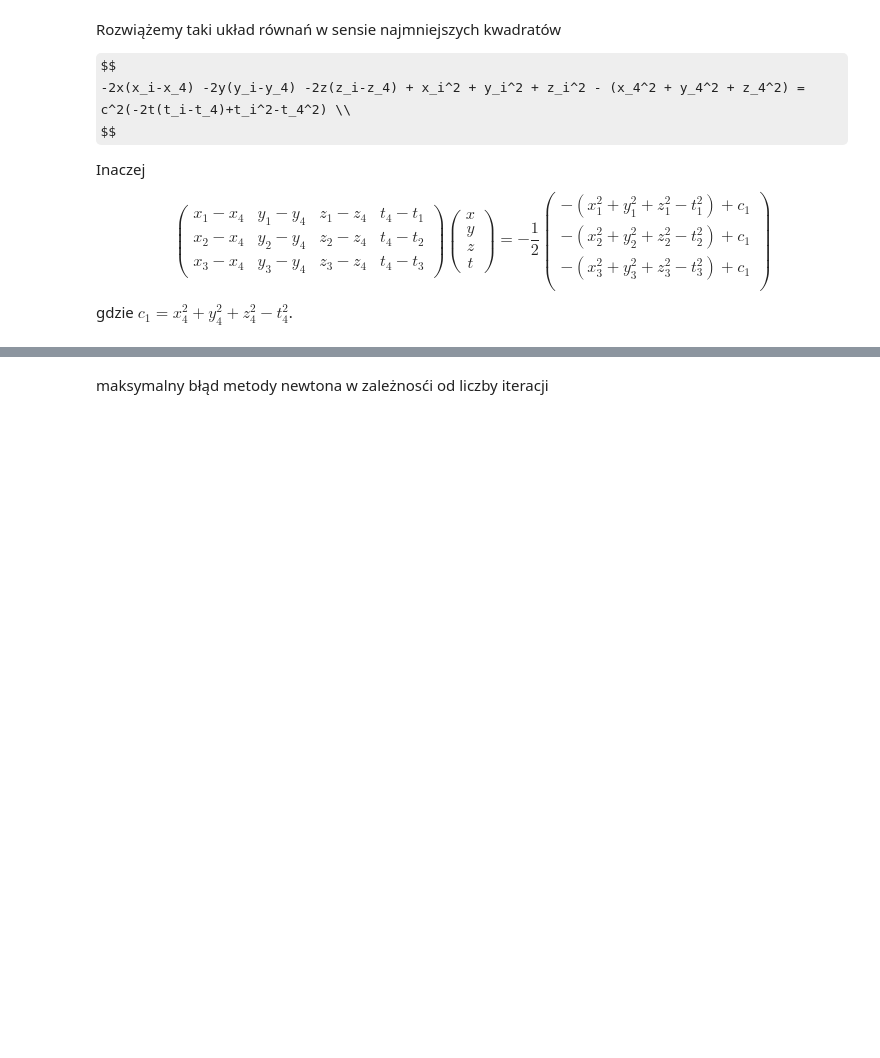
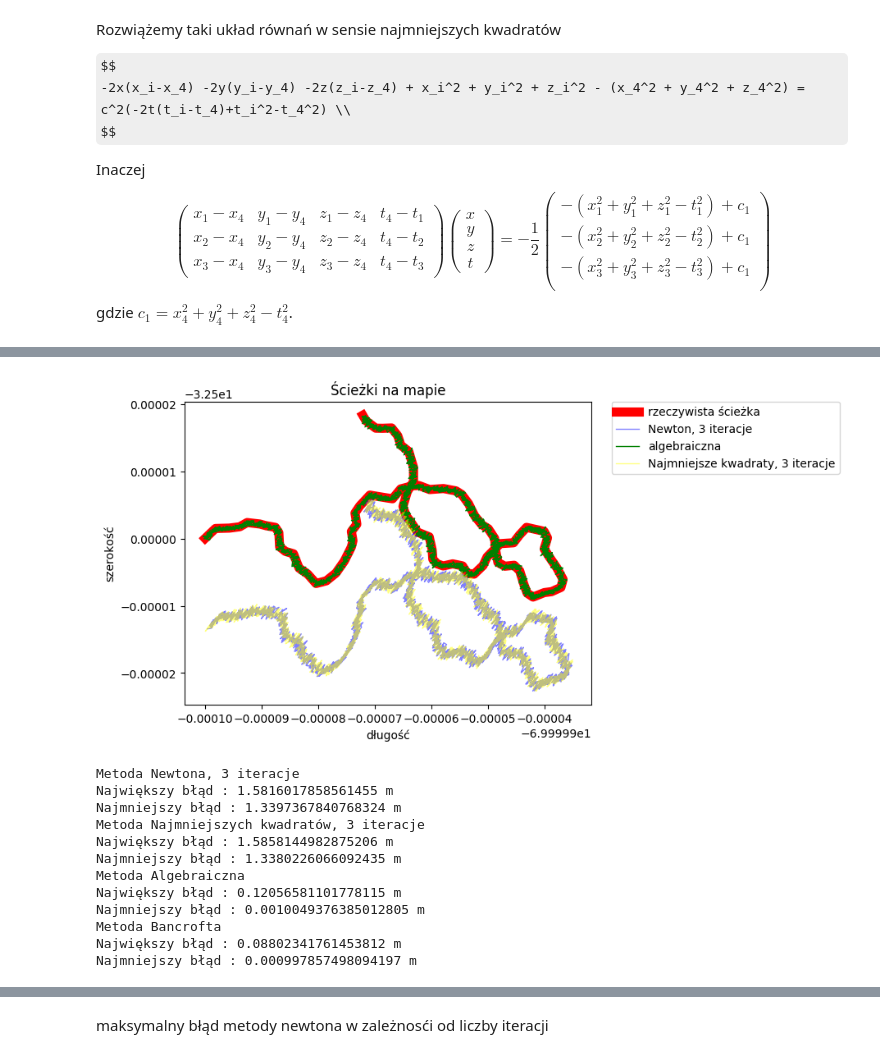
Before and after one commit to jakubzadrozny/pracownia2, a Jupyter notebook: prog/program.ipynb, the cells around one changed output, grey strips where cells are left out. Saved outputs shown, nothing was run; the diff lists cells and outputs as text; code cells hidden in the pictures; some formulas as TeX source; blank space fills up the shorter version.

```diff
--- a/prog/program.ipynb
+++ b/prog/program.ipynb
@@ -115,3 +140,7 @@ end;
+# %%
+function leastSquares(sats, maxiter=20, satcnt=4)
+    newton(sats[1:satcnt], maxiter)
+end;
 # %% [markdown]
 ## Metoda algebraiczna
 # %% [markdown]
@@ -540 +574,55 @@ SMALLEST MISTAKE : 0.0005787661785560477 meters
+# %%
+coords = path(3000, -70, -32.5)
+x = coords[1]
+y = coords[2]
+
+mistake = 0.005
+
+newton_coords = GPS_newton(coords, mistake, 3)
+xn = newton_coords[1]
+yn = newton_coords[2]
+
+leastSquares_coords = GPS_leastSquares(coords, mistake, 3, sat_count)
+xl = leastSquares_coords[1]
+yl = leastSquares_coords[2]
+
+alg_coords = GPS_alg(coords, mistake)
+xa = alg_coords[1]
+ya = alg_coords[2]
+
+bancroft_coords = GPS_bancroft(coords, mistake)
+xb = bancroft_coords[1]
+yb = bancroft_coords[2]
+
+fig, ax = subplots()
+
+title("Ścieżki na mapie")
+xlabel("długość geograficzna")
+ylabel("szerokość geograficzna")
+ax[:plot](x, y, "-", color="red", linewidth=8, alpha=1.0, label="rzeczywista ścieżka")
+ax[:plot](xn, yn, "-", color="blue", linewidth=1, alpha=0.5, label="Newton, 3 iteracje")
+ax[:plot](xa, ya, "-", color="green", linewidth=1, alpha=1.0, label="algebraiczna")
+ax[:plot](xl, yl, "-", color="yellow", linewidth=1, alpha=0.5, label="Najmniejsze kwadraty, 3 iteracje")
+ax[:legend](bbox_to_anchor=(1.05, 1), loc=2, borderaxespad=0.)
+show()
+
+
+MinMaxMistake("Metoda Newtona, 3 iteracje", coords, newton_coords)
+MinMaxMistake("Metoda Najmniejszych kwadratów, 3 iteracje", coords, leastSquares_coords)
+MinMaxMistake("Metoda Algebraiczna", coords, alg_coords)
+MinMaxMistake("Metoda Bancrofta", coords, bancroft_coords)
+# %% [output]
+[figure, added]
+Metoda Newtona, 3 iteracje
+Największy błąd : 1.5816017858561455 m
+Najmniejszy błąd : 1.3397367840768324 m
+Metoda Najmniejszych kwadratów, 3 iteracje
+Największy błąd : 1.5858144982875206 m
+Najmniejszy błąd : 1.3380226066092435 m
+Metoda Algebraiczna
+Największy błąd : 0.12056581101778115 m
+Najmniejszy błąd : 0.0010049376385012805 m
+Metoda Bancrofta
+Największy błąd : 0.08802341761453812 m
+Najmniejszy błąd : 0.000997857498094197 m
 # %%
```
Also changed, not shown: parts of 11 cells of this notebook.
